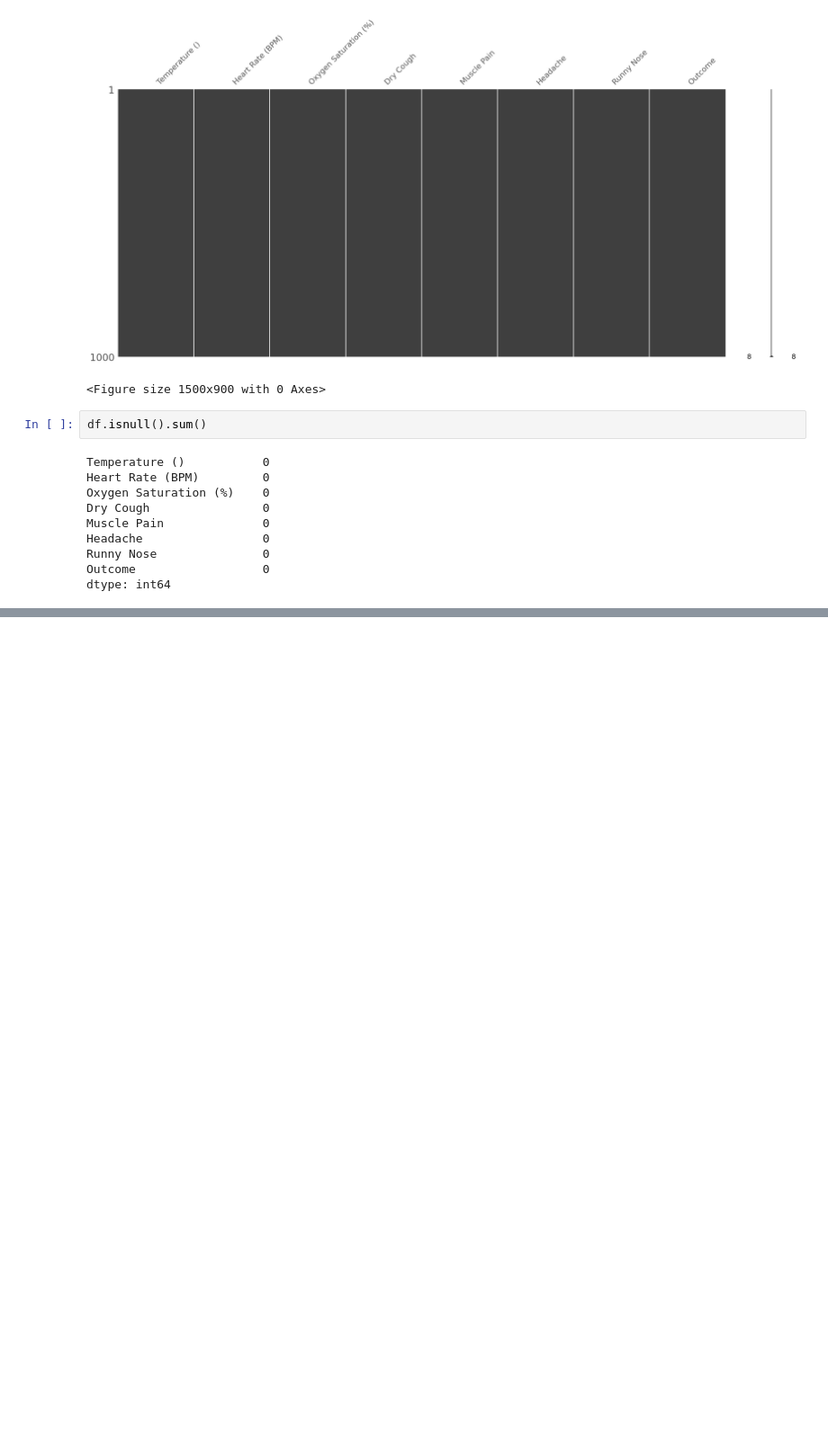
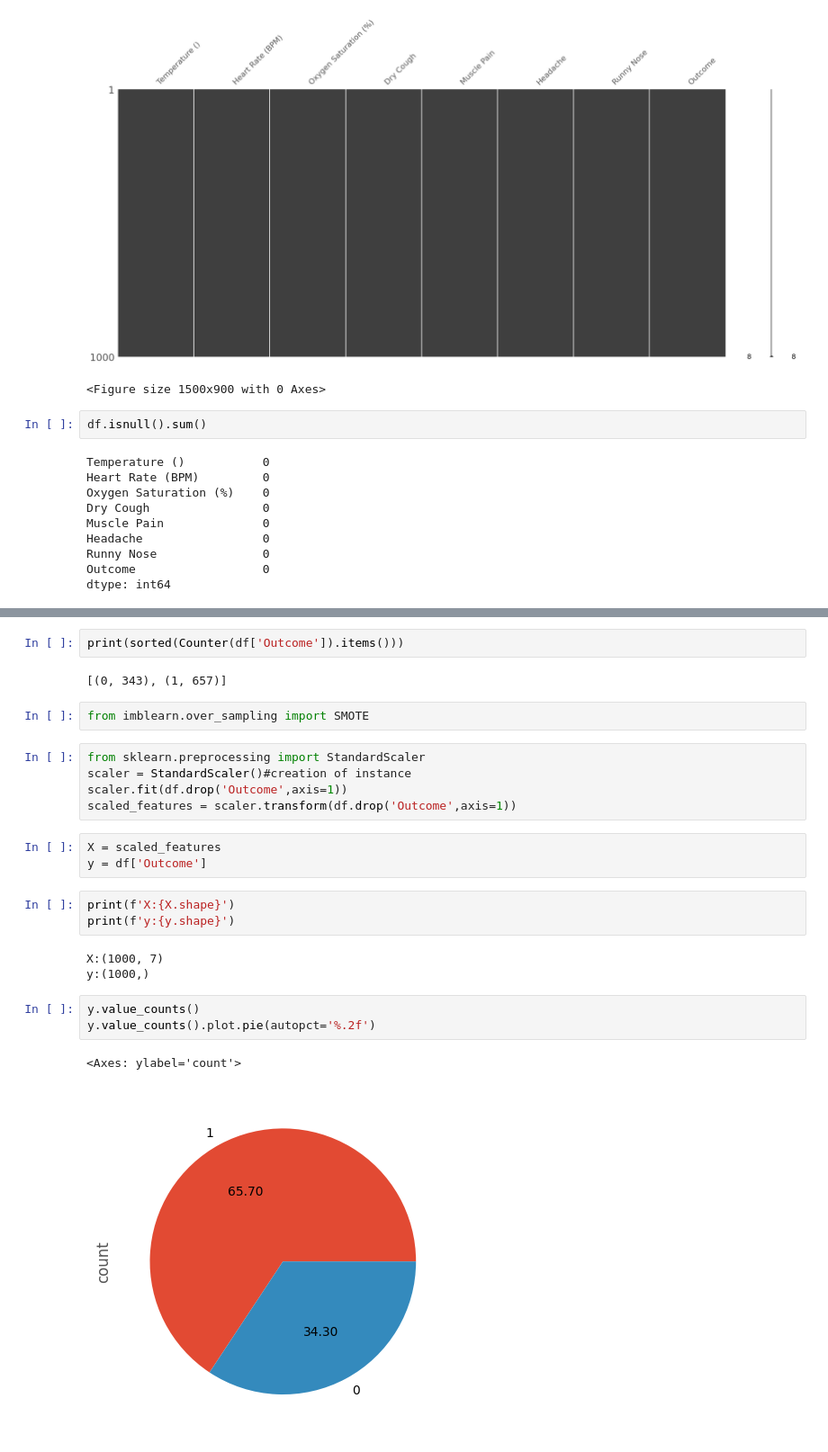
Before and after one commit to SaymaSJ/Porject-IoMT-, a Jupyter notebook: IoMT.ipynb, the cells around one changed output, grey strips where cells are left out. Shown at 90% size. Saved outputs shown, nothing was run; the diff lists cells and outputs as text; blank space fills up the shorter version.

```diff
--- a/IoMT.ipynb
+++ b/IoMT.ipynb
@@ -146,0 +190,26 @@ fig.show()
+# %%
+print(sorted(Counter(df['Outcome']).items()))
+# %% [output]
+[(0, 343), (1, 657)]
+# %%
+from imblearn.over_sampling import SMOTE
+# %%
+from sklearn.preprocessing import StandardScaler
+scaler = StandardScaler()#creation of instance
+scaler.fit(df.drop('Outcome',axis=1))
+scaled_features = scaler.transform(df.drop('Outcome',axis=1))
+# %%
+X = scaled_features
+y = df['Outcome']
+# %%
+print(f'X:{X.shape}')
+print(f'y:{y.shape}')
+# %% [output]
+X:(1000, 7)
+y:(1000,)
+# %%
+y.value_counts()
+y.value_counts().plot.pie(autopct='%.2f')
+# %% [output]
+<Axes: ylabel='count'>
+[figure, added]
```
Also changed, not shown: parts of 8 cells of this notebook.
